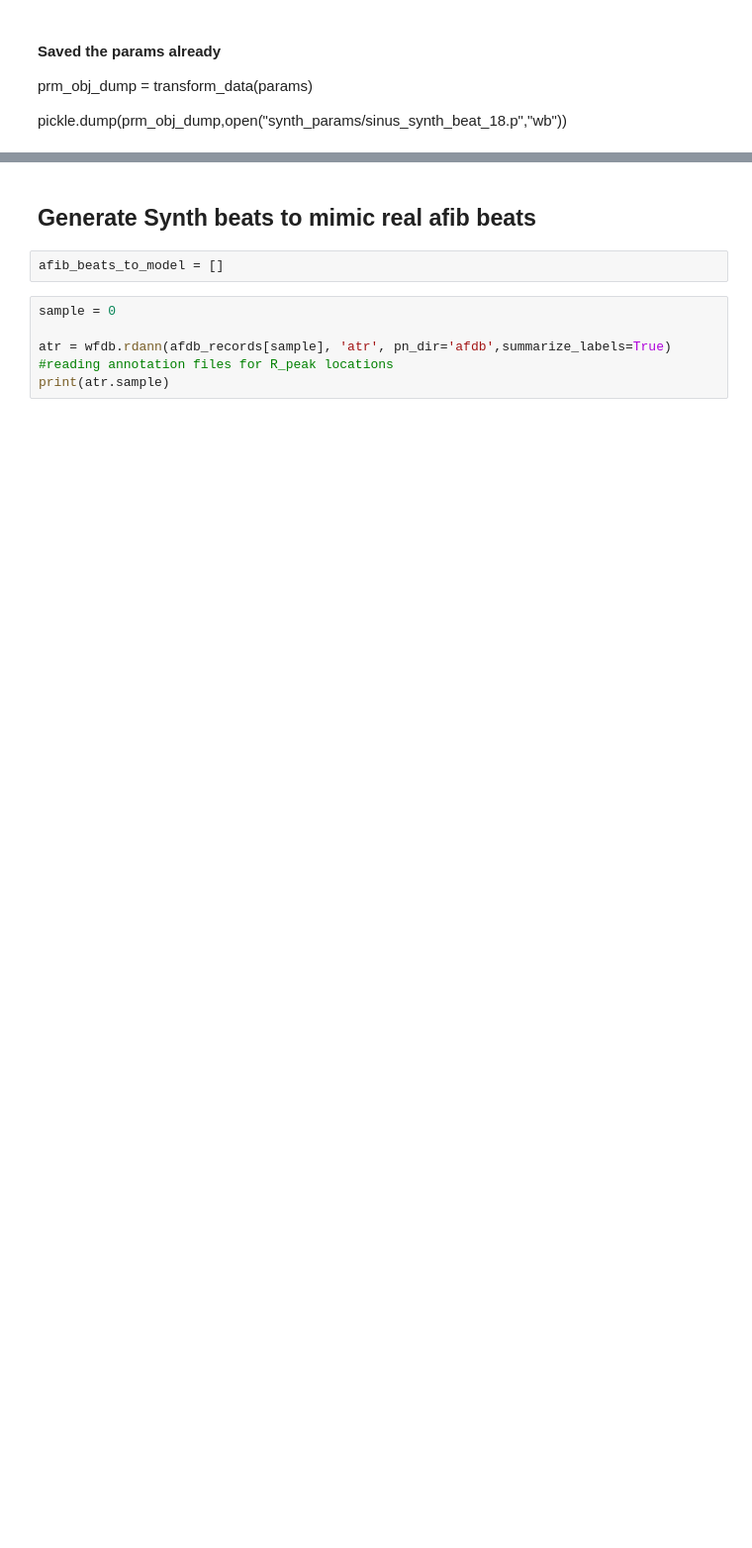
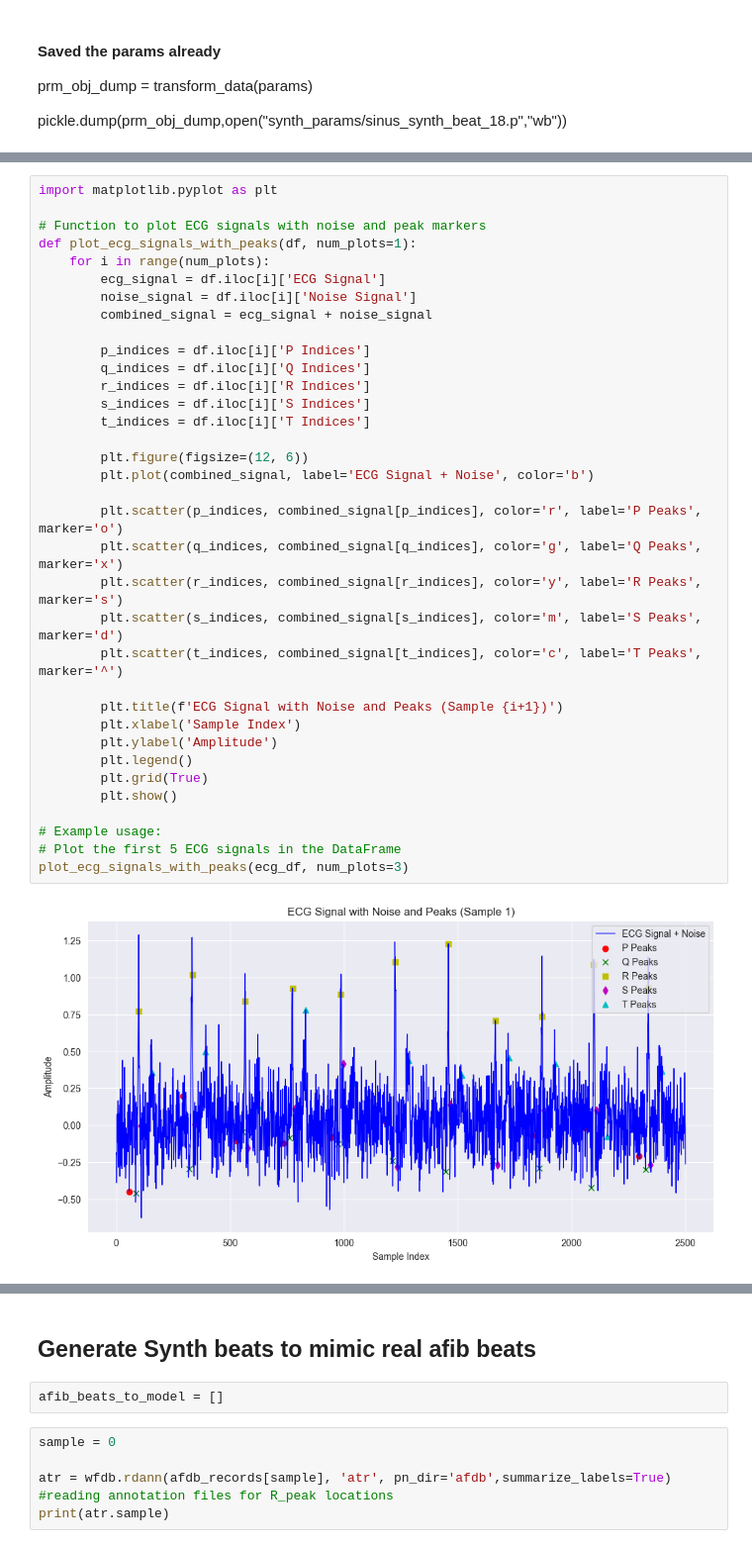
Before and after one commit to asimx07/afib-thesis, a Jupyter notebook: Segmentation_and_Beat_Extraction.ipynb, the cells around one changed output, grey strips where cells are left out. Shown at 99% size. Drawn from its saved outputs; the diff is of its cells as text; blank space fills up the shorter version.

```diff
--- a/Segmentation_and_Beat_Extraction.ipynb
+++ b/Segmentation_and_Beat_Extraction.ipynb
@@ -213,0 +289,37 @@ pickle.dump(prm_obj_dump,open("synth_params/sinus_synth_beat_18.p","wb"))
+# %%
+import matplotlib.pyplot as plt
+
+# Function to plot ECG signals with noise and peak markers
+def plot_ecg_signals_with_peaks(df, num_plots=1):
+    for i in range(num_plots):
+        ecg_signal = df.iloc[i]['ECG Signal']
+        noise_signal = df.iloc[i]['Noise Signal']
+        combined_signal = ecg_signal + noise_signal
+
+        p_indices = df.iloc[i]['P Indices']
+        q_indices = df.iloc[i]['Q Indices']
+        r_indices = df.iloc[i]['R Indices']
+        s_indices = df.iloc[i]['S Indices']
+        t_indices = df.iloc[i]['T Indices']
+
+        plt.figure(figsize=(12, 6))
+        plt.plot(combined_signal, label='ECG Signal + Noise', color='b')
+
+        plt.scatter(p_indices, combined_signal[p_indices], color='r', label='P Peaks', marker='o')
+        plt.scatter(q_indices, combined_signal[q_indices], color='g', label='Q Peaks', marker='x')
+        plt.scatter(r_indices, combined_signal[r_indices], color='y', label='R Peaks', marker='s')
+        plt.scatter(s_indices, combined_signal[s_indices], color='m', label='S Peaks', marker='d')
+        plt.scatter(t_indices, combined_signal[t_indices], color='c', label='T Peaks', marker='^')
+
+        plt.title(f'ECG Signal with Noise and Peaks (Sample {i+1})')
+        plt.xlabel('Sample Index')
+        plt.ylabel('Amplitude')
+        plt.legend()
+        plt.grid(True)
+        plt.show()
+
+# Example usage:
+# Plot the first 5 ECG signals in the DataFrame
+plot_ecg_signals_with_peaks(ecg_df, num_plots=3)
+# %% [output]
+[figure, added]
```
Also changed, not shown: parts of 18 cells of this notebook, 11 other files.
